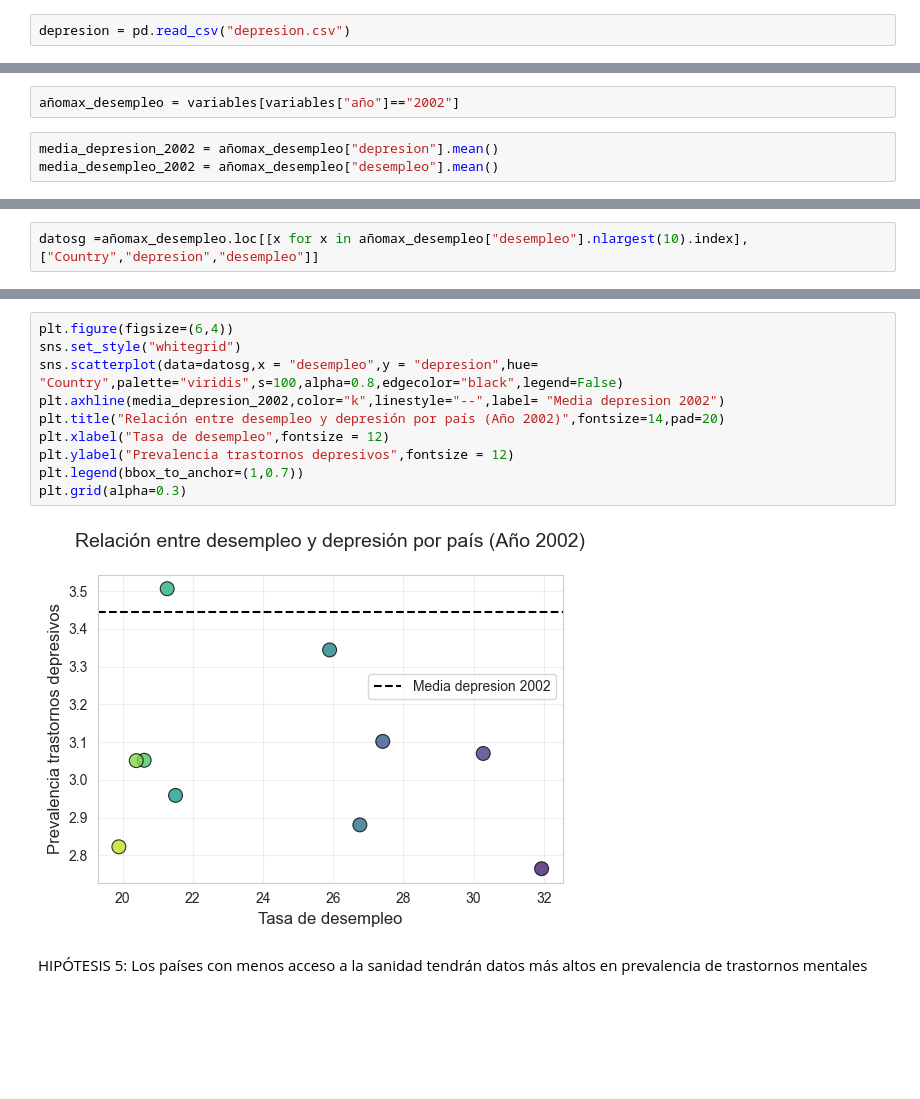
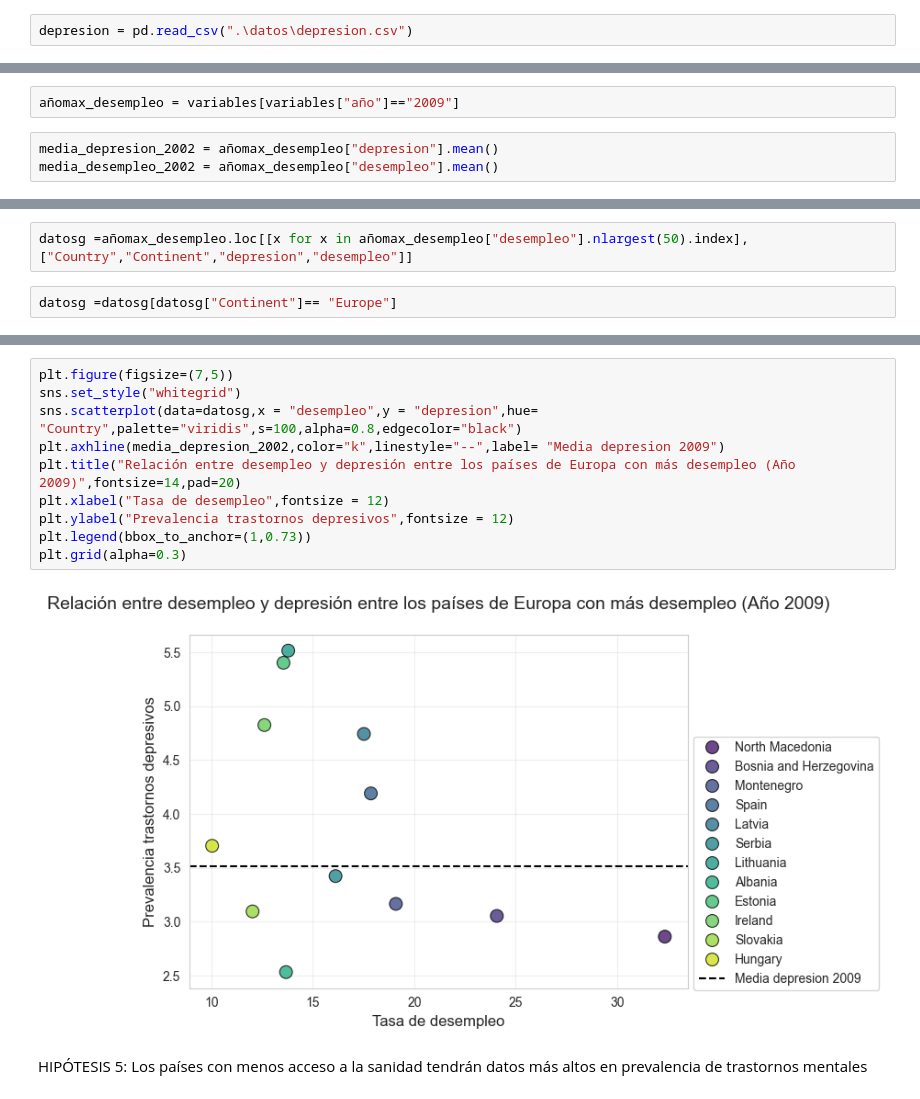
Before and after one commit to Rafacercos/Salud_mental_EDA, a Jupyter notebook: notebooks/EDA Trastornos depresivos.ipynb, the cells around one changed output, grey strips where cells are left out. Saved outputs shown, nothing was run; the diff lists cells and outputs as text; blank space fills up the shorter version.

```diff
--- a/notebooks/EDA Trastornos depresivos.ipynb
+++ b/notebooks/EDA Trastornos depresivos.ipynb
@@ -114,7 +168,7 @@ felicidad_ordenada = felicidad.pivot_table(index=['Country', 'Year'],values=['So
 # %% [markdown]
 LIMPIO Y PREPARO EL DATASET DE PREVALENCIA DE LA DEPRESIÓN
 # %%
-depresion = pd.read_csv("depresion.csv")
+depresion = pd.read_csv(".\datos\depresion.csv")
 # %%
 for columna in depresion.columns:
     columna.strip()
@@ -340,5 +697,5 @@ variables.groupby("año")["desempleo"].nlargest(2)
 # %%
-añomax_desempleo = variables[variables["año"]=="2002"]
+añomax_desempleo = variables[variables["año"]=="2009"]
 # %%
 media_depresion_2002 = añomax_desempleo["depresion"].mean()
 media_desempleo_2002 = añomax_desempleo["desempleo"].mean()
@@ -347,2 +710,4 @@ añomax_desempleo["desempleo"].nlargest(40).index
 # %%
-datosg =añomax_desempleo.loc[[x for x in añomax_desempleo["desempleo"].nlargest(10).index],["Country","depresion","desempleo"]]
+datosg =añomax_desempleo.loc[[x for x in añomax_desempleo["desempleo"].nlargest(50).index],["Country","Continent","depresion","desempleo"]]
+# %%
+datosg =datosg[datosg["Continent"]== "Europe"]
@@ -349,15 +730,15 @@ datosg =añomax_desempleo.loc[[x for x in añomax_desempleo["desempleo"].nlarges
 # %%
-plt.figure(figsize=(6,4))
+plt.figure(figsize=(7,5))
 sns.set_style("whitegrid")
-sns.scatterplot(data=datosg,x = "desempleo",y = "depresion",hue= "Country",palette="viridis",s=100,alpha=0.8,edgecolor="black",legend=False)
-plt.axhline(media_depresion_2002,color="k",linestyle="--",label= "Media depresion 2002")
-plt.title("Relación entre desempleo y depresión por país (Año 2002)",fontsize=14,pad=20)
+sns.scatterplot(data=datosg,x = "desempleo",y = "depresion",hue= "Country",palette="viridis",s=100,alpha=0.8,edgecolor="black")
+plt.axhline(media_depresion_2002,color="k",linestyle="--",label= "Media depresion 2009")
+plt.title("Relación entre desempleo y depresión entre los países de Europa con más desempleo (Año 2009)",fontsize=14,pad=20)
 plt.xlabel("Tasa de desempleo",fontsize = 12)
 plt.ylabel("Prevalencia trastornos depresivos",fontsize = 12)
-plt.legend(bbox_to_anchor=(1,0.7))
+plt.legend(bbox_to_anchor=(1,0.73))
 plt.grid(alpha=0.3)
 # %% [output]
-[figure, old version]
+[figure, new version]
 # %% [markdown]
 HIPÓTESIS 5: Los países con menos acceso a la sanidad tendrán datos más altos en prevalencia de trastornos mentales
 # %%
```
Also changed, not shown: parts of 43 cells of this notebook.
